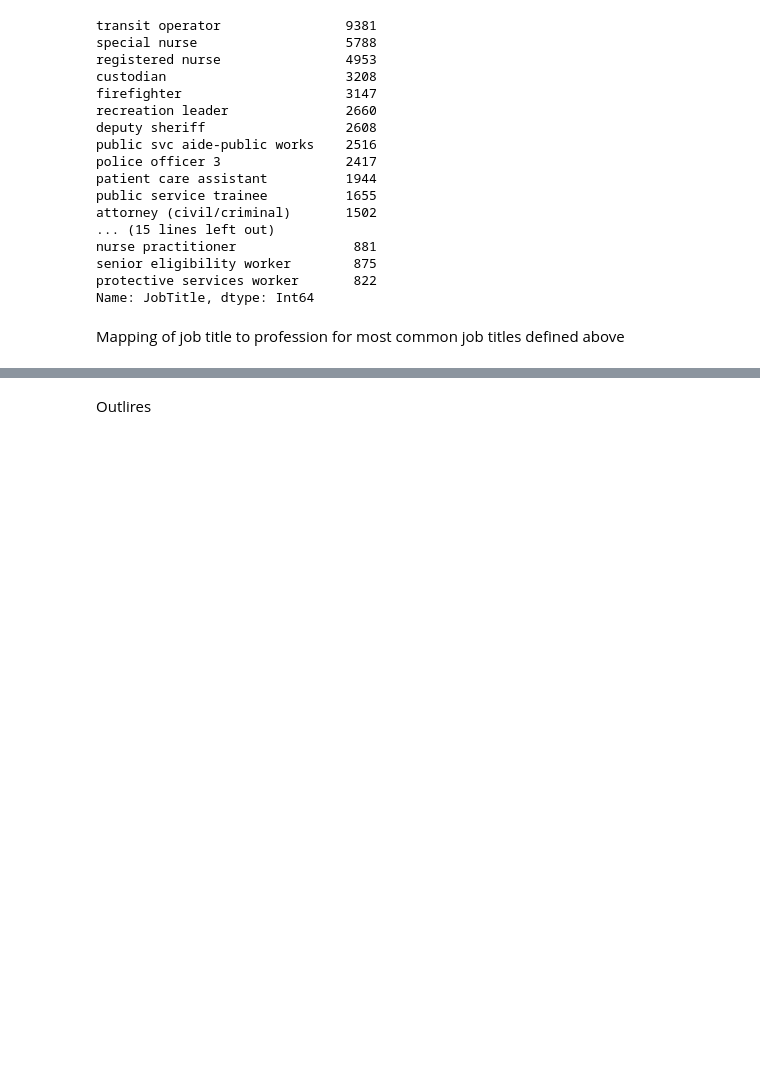
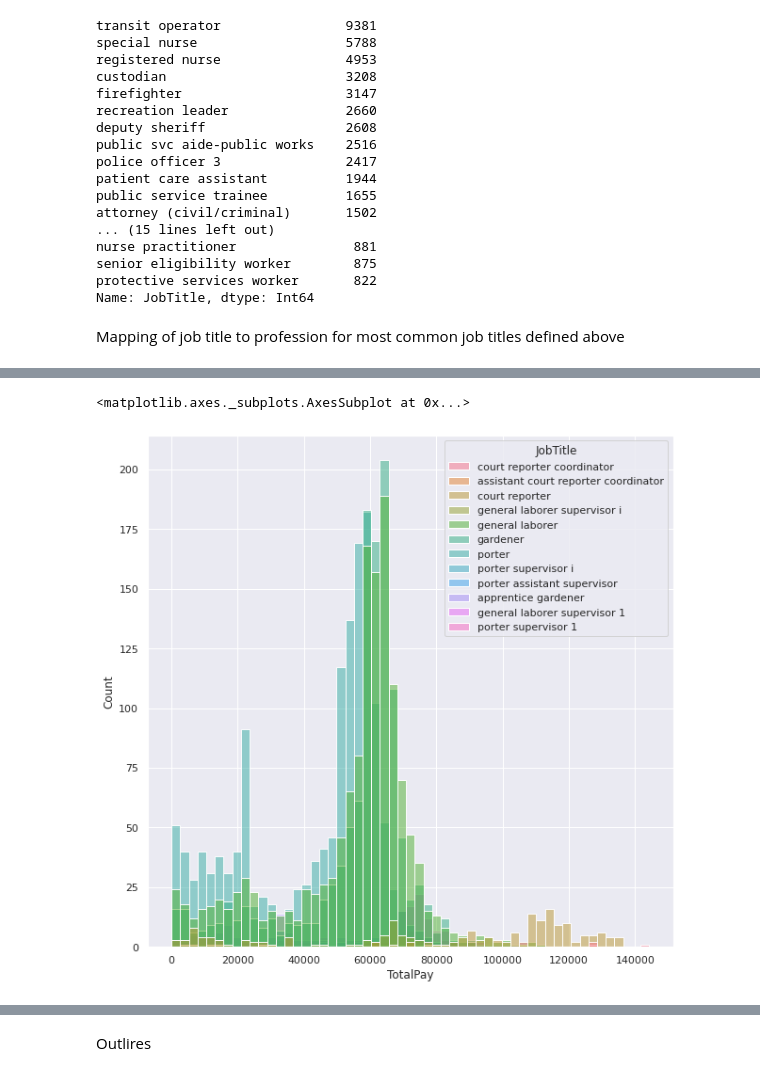
Before and after one commit to savitskaya-om/python, a Jupyter notebook: project/PROJECT.ipynb, the cells around one changed output, grey strips where cells are left out. Drawn from its saved outputs; the diff is of its cells as text; code cells hidden in the pictures; blank space fills up the shorter version.

```diff
--- a/project/PROJECT.ipynb
+++ b/project/PROJECT.ipynb
@@ -248,0 +318,6 @@ def_prof()
+# %%
+sns.set(rc={'figure.figsize':(10,10)})
+sns.histplot(data=sal.loc[sal.JobTitle.str.lower().str.contains("porter|general laborer|gardener")], x="TotalPay", hue="JobTitle")
+# %% [output]
+<matplotlib.axes._subplots.AxesSubplot at 0x...>
+[figure, added]
```
Also changed, not shown: parts of 26 cells of this notebook.
